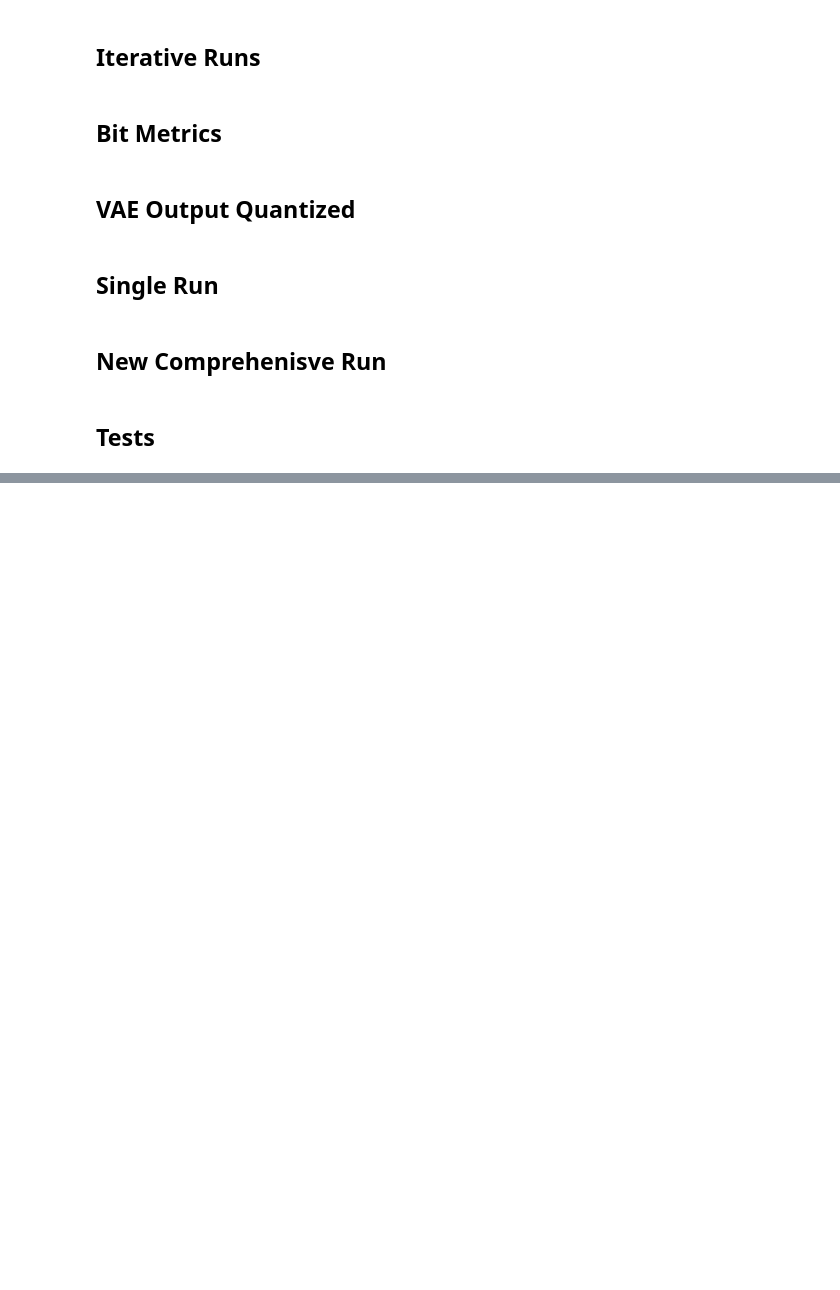
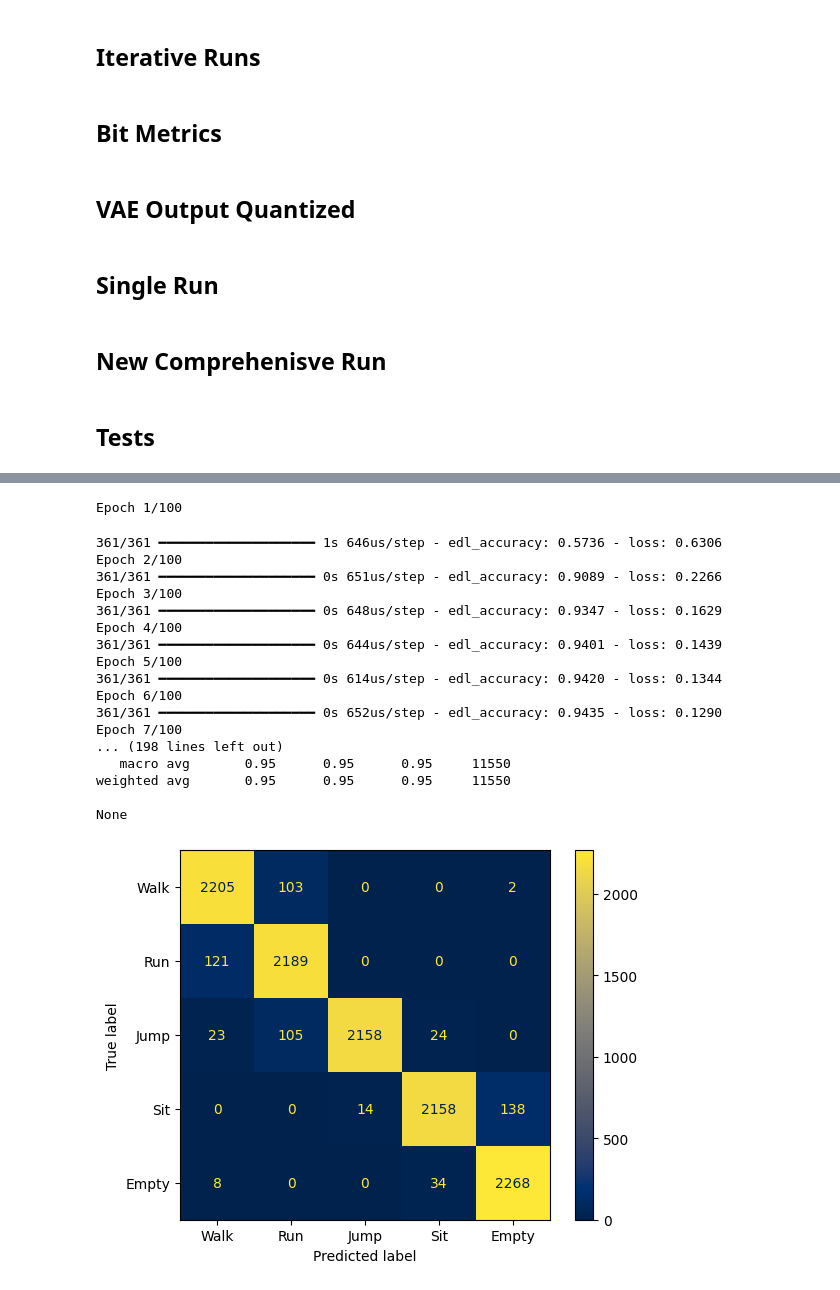
Before and after one commit to PolCeru/CSI-Compression, a Jupyter notebook: activity-recognition/CSI-VAE-EDL-MLP.ipynb, the cells around one changed output, grey strips where cells are left out. Cells and saved outputs as stored; diff of their text form; code cells hidden in the pictures; blank space fills up the shorter version.

```diff
--- a/activity-recognition/CSI-VAE-EDL-MLP.ipynb
+++ b/activity-recognition/CSI-VAE-EDL-MLP.ipynb
@@ -482,3 +513,19 @@ def load_experiment(directory, scaler=None):
+# %%
+def results_test2(dump_directory, num_components=0, num_levels=0):
+    X_train, X_test, y_train, y_test, y_train_dummy, y_test_dummy, scaler, df, fcolumns = load_experiment_reconstructed(dump_directory)
+    model_directory = os.path.join(base_directory, f'{num_components}_components/models/{num_components}components_{num_levels}lvls_Keras_Model.keras')
+    mlp_edl = keras.models.load_model(model_directory, compile=False)
+    mlp_edl_scores = np.array([res_to_mean(r, dim=5) for r in mlp_edl.predict(X_test)])
+    y_predictions_edl = np.array(tf.argmax(mlp_edl.predict(X_test), axis=1))
+    print(summary_clf(y_test, y_predictions_edl, mlp_edl_scores))
+    accuracy = accuracy_score(y_test, y_predictions_edl)
+    cm = confusion_matrix(y_test, y_predictions_edl)
+    disp = ConfusionMatrixDisplay(confusion_matrix=cm, display_labels=semantic_classes)
+    cmdisp = disp.plot(cmap="cividis")
+    CM_directory = os.path.join(base_directory, f'{num_components}_components/CMs/{num_components}components_{num_levels}lvls_ConfusionMatrix.png')
+    os.makedirs(os.path.dirname(CM_directory), exist_ok=True)
+    cmdisp.figure_.savefig(CM_directory, bbox_inches='tight')
+    return round(accuracy, 5)
 # %% [markdown]
 ## EDL
 # %%
@@ -1224,0 +1359,29 @@ NameError: name 'results' is not defined
+# %%
+directory = './dumps/0_components/vae_single_antenna_0.pkl'
+
+X_train, X_test, y_train, y_test, y_train_dummy, y_test_dummy, scaler, df, fcolumns = load_experiment_reconstructed(directory)
+name = "No-Fused-1"
+run_edl_experiment(name, X_train, y_train_dummy)
+
+# Test model
+accuracy = results_test2(directory)
+# %% [output]
+Epoch 1/100
+361/361 ━━━━━━━━━━━━━━━━━━━━ 1s 646us/step - edl_accuracy: 0.5736 - loss: 0.6306
+Epoch 2/100
+361/361 ━━━━━━━━━━━━━━━━━━━━ 0s 651us/step - edl_accuracy: 0.9089 - loss: 0.2266
+Epoch 3/100
+361/361 ━━━━━━━━━━━━━━━━━━━━ 0s 648us/step - edl_accuracy: 0.9347 - loss: 0.1629
+Epoch 4/100
+361/361 ━━━━━━━━━━━━━━━━━━━━ 0s 644us/step - edl_accuracy: 0.9401 - loss: 0.1439
+Epoch 5/100
+361/361 ━━━━━━━━━━━━━━━━━━━━ 0s 614us/step - edl_accuracy: 0.9420 - loss: 0.1344
+Epoch 6/100
+361/361 ━━━━━━━━━━━━━━━━━━━━ 0s 652us/step - edl_accuracy: 0.9435 - loss: 0.1290
+Epoch 7/100
+... (198 lines left out)
+   macro avg       0.95      0.95      0.95     11550
+weighted avg       0.95      0.95      0.95     11550
+
+None
+[figure, added]
```
Also changed, not shown: parts of 12 cells of this notebook.
